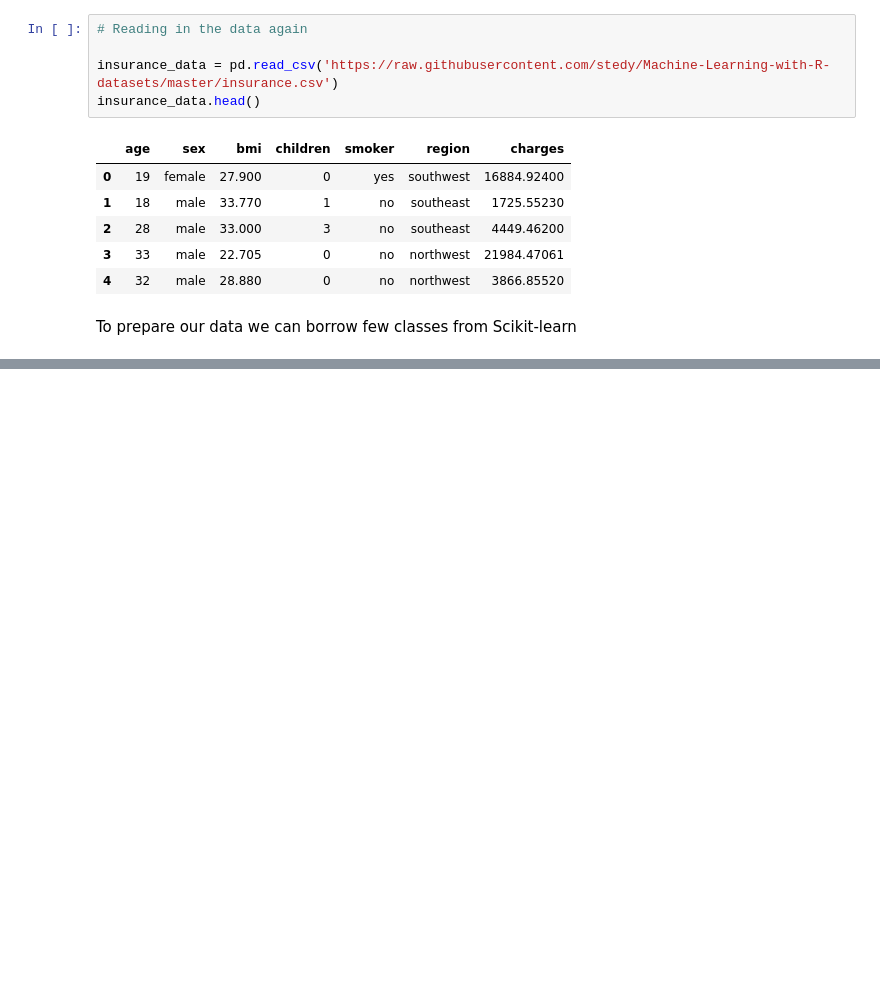
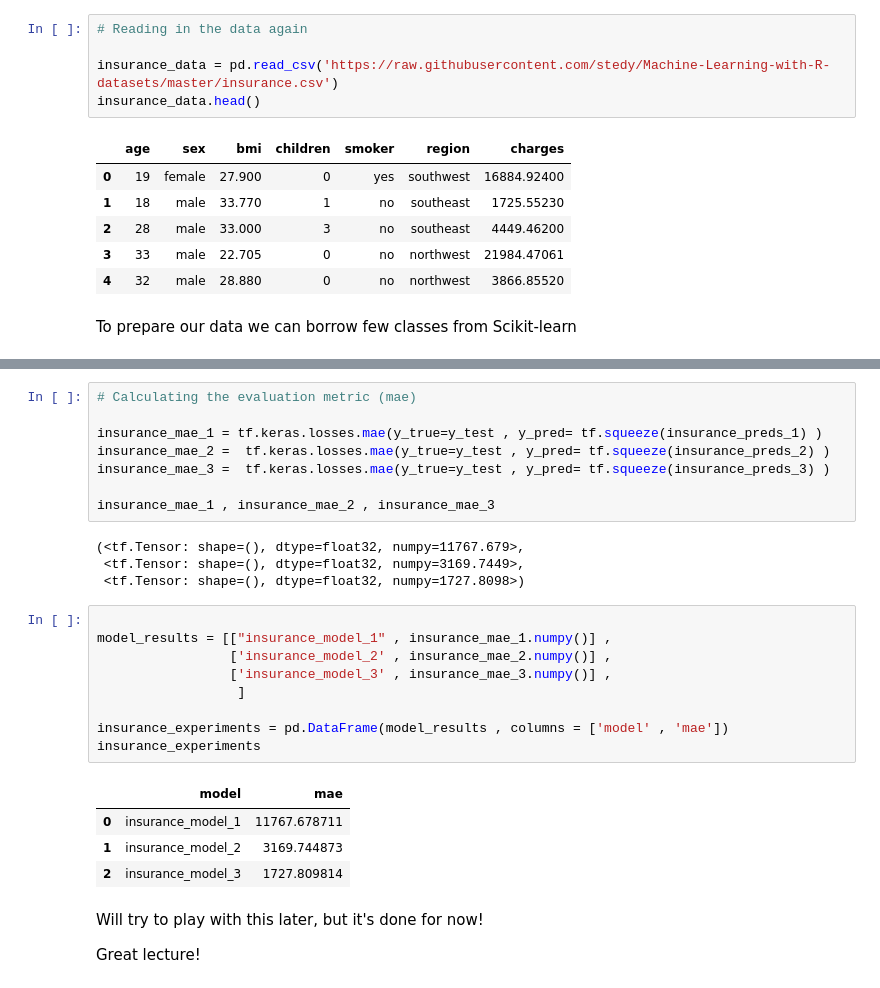
Before and after one commit to ashikshafi08/Learning_Tensorflow, a Jupyter notebook: Notebooks/01_Neural_Network_Regression_with_Tensorflow.ipynb, the cells around one changed output, grey strips where cells are left out. Drawn from its saved outputs; the diff is of its cells as text; blank space fills up the shorter version.

Commit message:
Done Section 2 (neural network with regression)

```diff
--- a/Notebooks/01_Neural_Network_Regression_with_Tensorflow.ipynb
+++ b/Notebooks/01_Neural_Network_Regression_with_Tensorflow.ipynb
@@ -1614,0 +1779,30 @@ X_train_normal = ct.transform(X_train)
+# %%
+# Calculating the evaluation metric (mae)
+
+insurance_mae_1 = tf.keras.losses.mae(y_true=y_test , y_pred= tf.squeeze(insurance_preds_1) )
+insurance_mae_2 =  tf.keras.losses.mae(y_true=y_test , y_pred= tf.squeeze(insurance_preds_2) )
+insurance_mae_3 =  tf.keras.losses.mae(y_true=y_test , y_pred= tf.squeeze(insurance_preds_3) )
+
+insurance_mae_1 , insurance_mae_2 , insurance_mae_3
+# %% [output]
+(<tf.Tensor: shape=(), dtype=float32, numpy=11767.679>,
+ <tf.Tensor: shape=(), dtype=float32, numpy=3169.7449>,
+ <tf.Tensor: shape=(), dtype=float32, numpy=1727.8098>)
+# %%
+
+model_results = [["insurance_model_1" , insurance_mae_1.numpy()] ,
+                 ['insurance_model_2' , insurance_mae_2.numpy()] ,
+                 ['insurance_model_3' , insurance_mae_3.numpy()] ,
+                  ]
+
+insurance_experiments = pd.DataFrame(model_results , columns = ['model' , 'mae'])
+insurance_experiments
+# %% [output]
+|  | model | mae |
+| 0 | insurance_model_1 | 11767.678711 |
+| 1 | insurance_model_2 | 3169.744873 |
+| 2 | insurance_model_3 | 1727.809814 |
+# %% [markdown]
+Will try to play with this later, but it's done for now!
+
+Great lecture!
```
Also changed, not shown: parts of 38 cells of this notebook.
